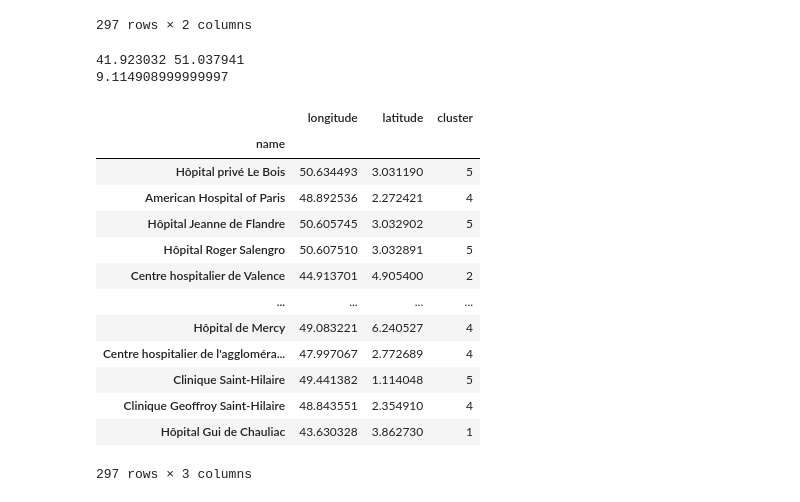
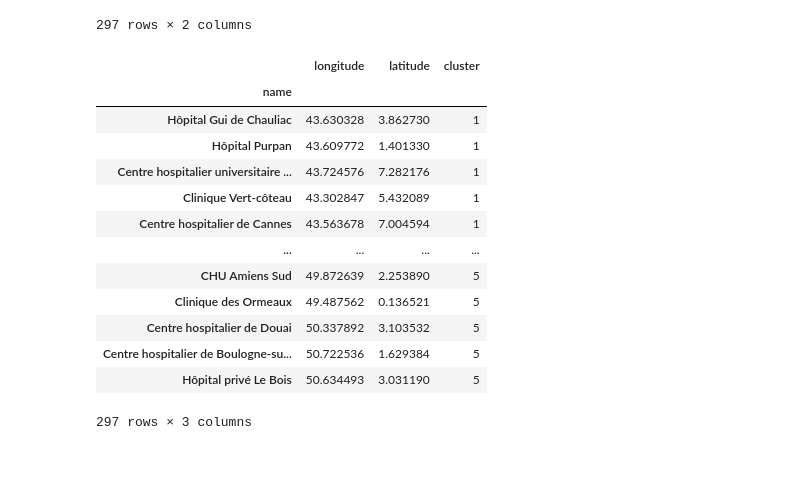
Before and after one commit to Augustin0412/MemoirePaulAugustin2, a Jupyter notebook: algo_TSP/algoTSP.ipynb, the cells around one changed output. Cells and saved outputs as stored; diff of their text form; code cells hidden in the pictures; blank space fills up the shorter version.

```diff
--- a/algo_TSP/algoTSP.ipynb
+++ b/algo_TSP/algoTSP.ipynb
@@ -127,6 +127,7 @@ df = df.set_index('name')
 df['longitude'] = df['longitude'].astype(float)
 df['latitude'] = df['latitude'].astype(float)
 df.loc[:, ['latitude', 'longitude']] = df.loc[:, ['longitude', 'latitude']].to_numpy() #pour inverser l'ordre des colonnes longitude et latitude
+df = df.rename(columns={'longitude': 'latitude'})
 
 # afficher le dataframe résultant
 df
@@ -148,46 +149,46 @@ df
 # %%
 ### on va créer aléatoirement des clusters selon la latitude
 df = df.assign(cluster = 0) # je crée provisoirement une colonne de 0 qui est le cluster correspondant à l'établissement
 longMax = df.longitude.max()
 longMin = df.longitude.min()
-print(longMin,longMax)
+# print(longMin,longMax)
 etendue=longMax-longMin
-print(etendue)
+# print(etendue)
 
 #on va créer 5 groupes en fonction de leurs longitude
 grp1 = longMin + etendue/5 *1
 grp2 = longMin + etendue/5 *2
 grp3 = longMin + etendue/5 *3
 grp4 = longMin + etendue/5 *4
 grp5 = longMin + etendue/5 *5
 
 # on va parcourir le df et si la longitude est plus petite que le seuil grp, on va attribuer ce cluster
 for i, row in df.iterrows():
     if row['longitude'] < grp1:
         df.at[i, 'cluster'] = 1
     elif row['longitude'] < grp2:
         df.at[i, 'cluster'] = 2
     elif row['longitude'] < grp3:
         df.at[i, 'cluster'] = 3
     elif row['longitude'] < grp4:
         df.at[i, 'cluster'] = 4
     else:
         df.at[i, 'cluster'] = 5
-df
+
+df_sorted = df.sort_values(by=['cluster'])
+df_sorted
 # %% [output]
+|  | longitude | latitude | cluster |
+| name |  |  |  |
+| Hôpital Gui de Chauliac | 43.630328 | 3.862730 | 1 |
+| Hôpital Purpan | 43.609772 | 1.401330 | 1 |
+| Centre hospitalier universitaire ... | 43.724576 | 7.282176 | 1 |
+| Clinique Vert-côteau | 43.302847 | 5.432089 | 1 |
+| Centre hospitalier de Cannes | 43.563678 | 7.004594 | 1 |
+| ... | ... | ... | ... |
+| CHU Amiens Sud | 49.872639 | 2.253890 | 5 |
+| Clinique des Ormeaux | 49.487562 | 0.136521 | 5 |
+| Centre hospitalier de Douai | 50.337892 | 3.103532 | 5 |
+| Centre hospitalier de Boulogne-su... | 50.722536 | 1.629384 | 5 |
+| Hôpital privé Le Bois | 50.634493 | 3.031190 | 5 |
-41.923032 51.037941
-9.114908999999997
+297 rows × 3 columns
-|  | longitude | latitude | cluster |
-| name |  |  |  |
-| Hôpital privé Le Bois | 50.634493 | 3.031190 | 5 |
-| American Hospital of Paris | 48.892536 | 2.272421 | 4 |
-| Hôpital Jeanne de Flandre | 50.605745 | 3.032902 | 5 |
-| Hôpital Roger Salengro | 50.607510 | 3.032891 | 5 |
-| Centre hospitalier de Valence | 44.913701 | 4.905400 | 2 |
-| ... | ... | ... | ... |
-| Hôpital de Mercy | 49.083221 | 6.240527 | 4 |
-| Centre hospitalier de l'aggloméra... | 47.997067 | 2.772689 | 4 |
-| Clinique Saint-Hilaire | 49.441382 | 1.114048 | 5 |
-| Clinique Geoffroy Saint-Hilaire | 48.843551 | 2.354910 | 4 |
-| Hôpital Gui de Chauliac | 43.630328 | 3.862730 | 1 |
-297 rows × 3 columns
```
Also changed, not shown: parts of 1 cell of this notebook.
